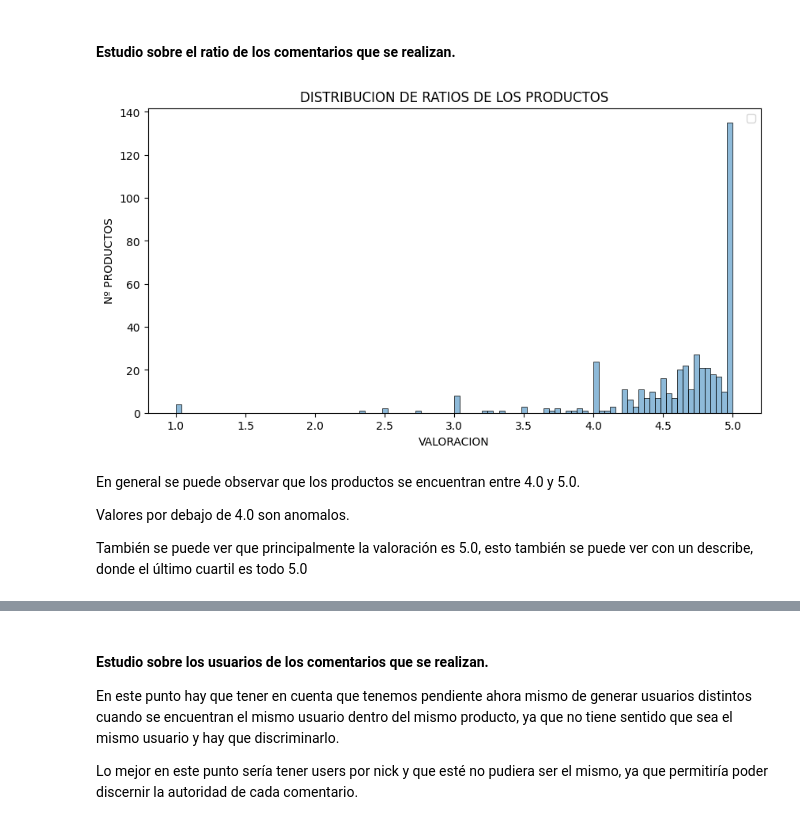
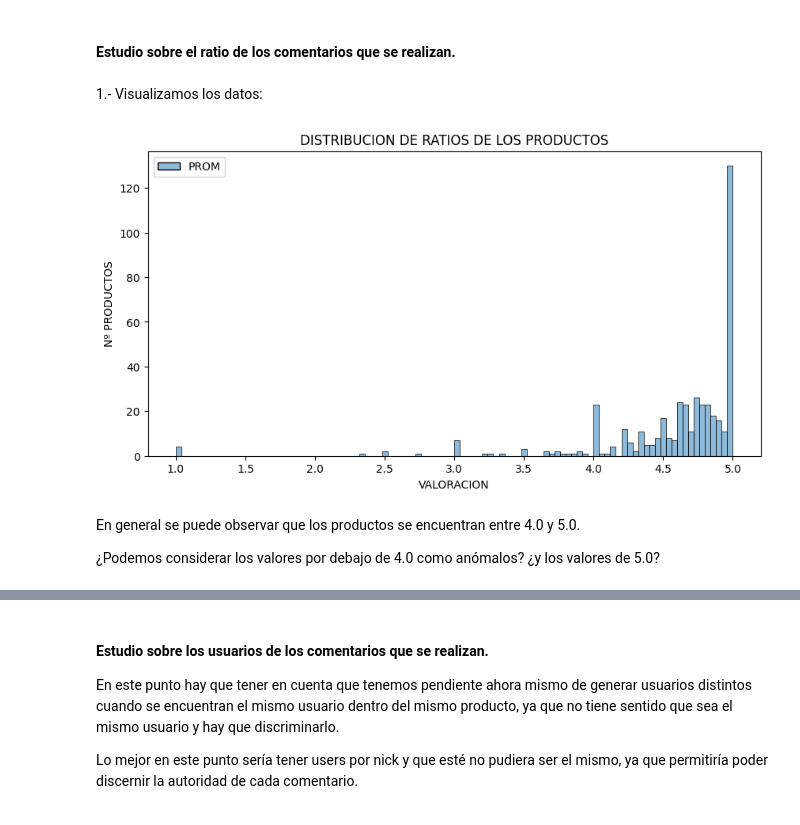
Before and after one commit to 75Engel/Proyecto_tienda_online, a Jupyter notebook: src/Notebook/sql.ipynb, the cells around one changed output, grey strips where cells are left out. Cells and saved outputs as stored; diff of their text form; code cells hidden in the pictures.

Commit message:
ratios_visualization

```diff
--- a/src/Notebook/sql.ipynb
+++ b/src/Notebook/sql.ipynb
@@ -248,19 +247,20 @@ sql_query(query)
 #### Estudio sobre las fechas de los comentarios que se realizan.
 # %% [markdown]
 #### Estudio sobre el ratio de los comentarios que se realizan.
+# %% [markdown]
+1.- Visualizamos los datos:
 # %%
 plt.figure(figsize=(10,5))
 query='''SELECT PRODUCT,avg(RATIO) as PROM FROM COMMENTS_PER_PRODUCT group BY PRODUCT ORDER BY avg(RATIO) DESC'''
-sns.histplot(data=sql_query(query),bins=100)
-plt.legend("")
+total=sql_query(query)
+sns.histplot(data=total,bins=100)
+
 plt.ylabel("Nº PRODUCTOS")
 plt.xlabel("VALORACION")
 plt.title("DISTRIBUCION DE RATIOS DE LOS PRODUCTOS");
 # %% [output]
-[figure, old version]
+[figure, new version]
 # %% [markdown]
 En general se puede observar que los productos se encuentran entre 4.0 y 5.0.
 
-Valores por debajo de 4.0 son anomalos.
-
-También se puede ver que principalmente la valoración es 5.0, esto también se puede ver con un describe, donde el último cuartil es todo 5.0
+¿Podemos considerar  los valores por debajo de 4.0 como anómalos? ¿y los valores de 5.0?
```
Also changed, not shown: parts of 17 cells of this notebook, 5 other files.
